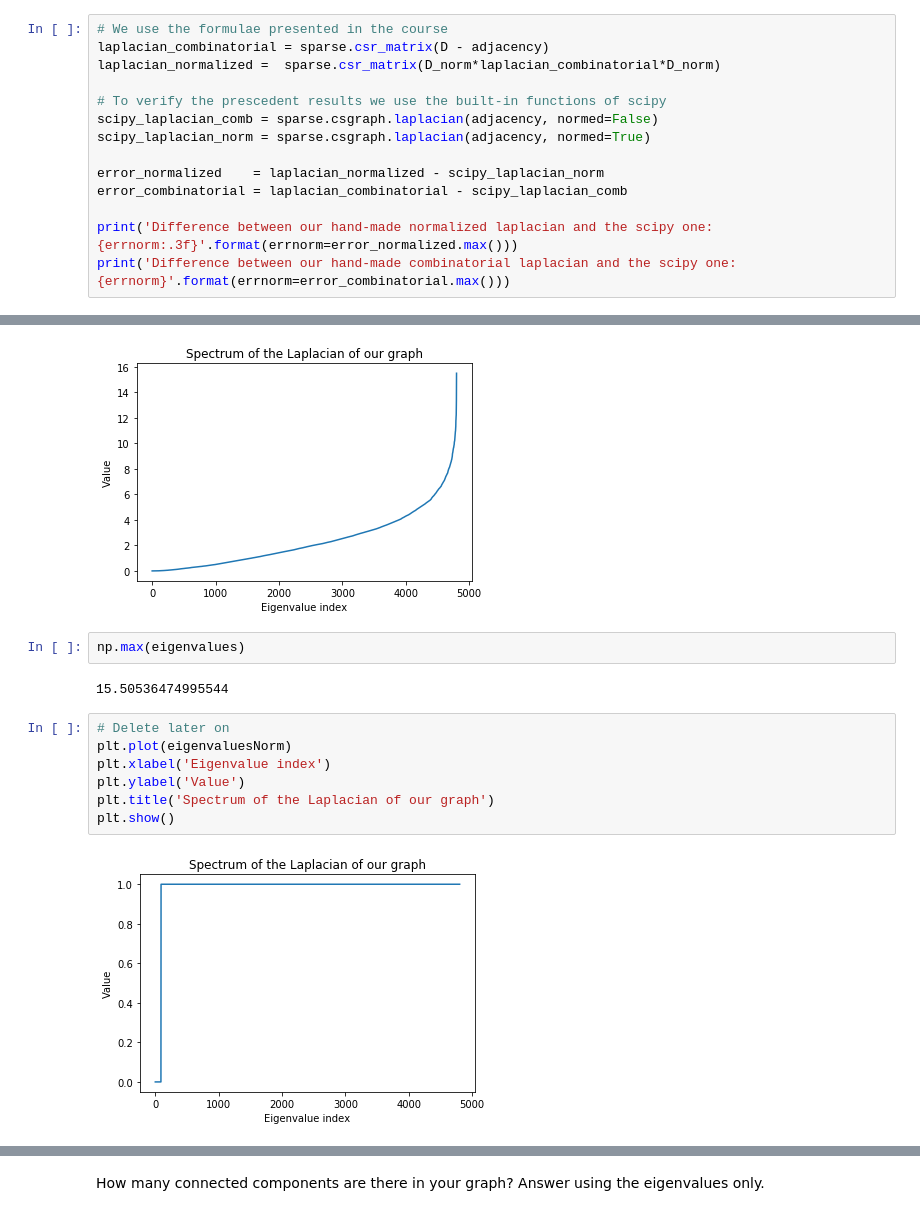
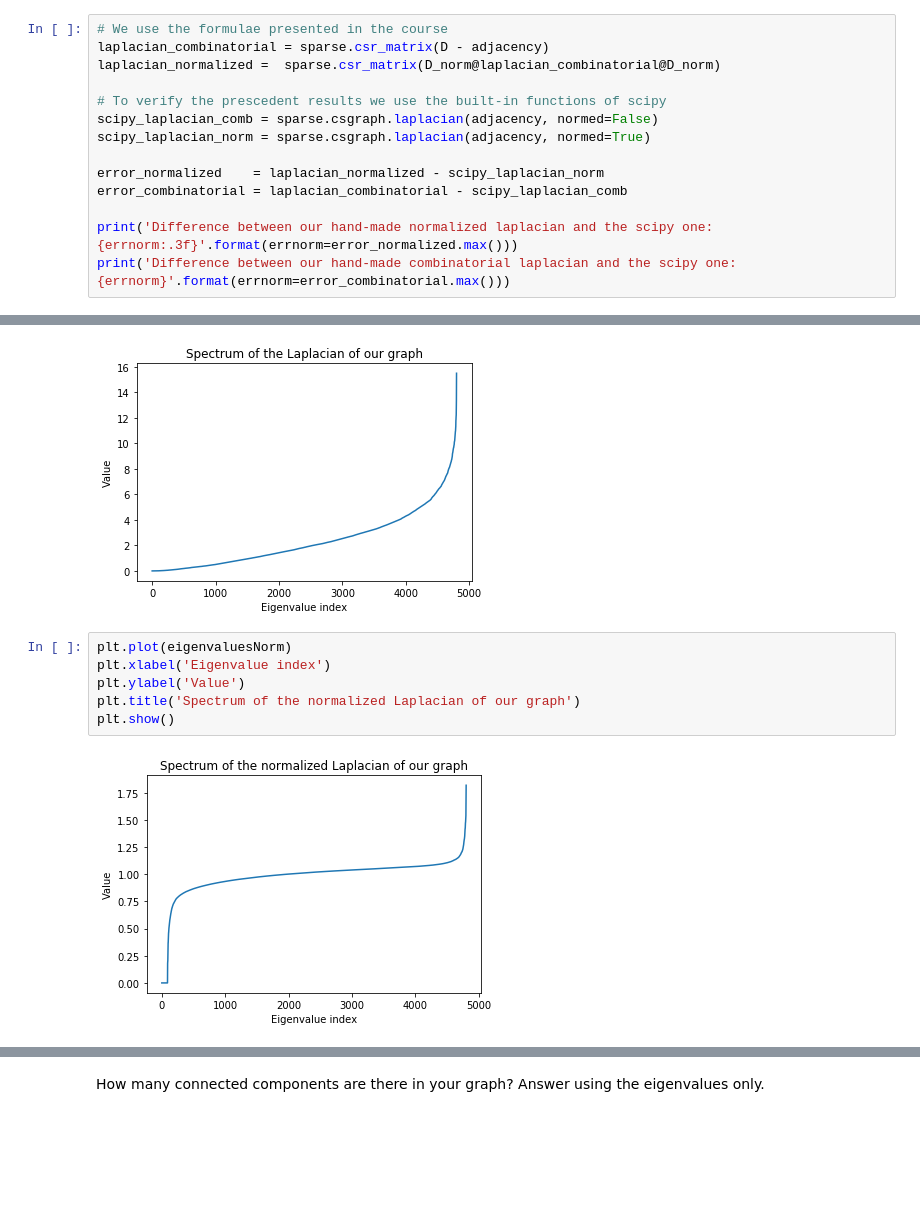
Before and after one commit to illorens/NTDS, a Jupyter notebook: 3_spectral_graph_theory.ipynb, the cells around one changed output, grey strips where cells are left out. Cells and saved outputs as stored; diff of their text form; blank space fills up the shorter version.

```diff
--- a/3_spectral_graph_theory.ipynb
+++ b/3_spectral_graph_theory.ipynb
@@ -67,7 +67,7 @@ D_norm[D_norm == np.inf] = 0
 # %%
 # We use the formulae presented in the course
 laplacian_combinatorial = sparse.csr_matrix(D - adjacency)
-laplacian_normalized =  sparse.csr_matrix(D_norm*laplacian_combinatorial*D_norm)
+laplacian_normalized =  sparse.csr_matrix(D_norm@laplacian_combinatorial@D_norm)
 
 # To verify the prescedent results we use the built-in functions of scipy
 scipy_laplacian_comb = sparse.csgraph.laplacian(adjacency, normed=False)
@@ -153,19 +163,14 @@ plt.title('Spectrum of the Laplacian of our graph')
 plt.show()
 # %% [output]
 [figure]
-# %%
-np.max(eigenvalues)
-# %% [output]
-15.50536474995544
 # %%
-# Delete later on
 plt.plot(eigenvaluesNorm)
 plt.xlabel('Eigenvalue index')
 plt.ylabel('Value')
-plt.title('Spectrum of the Laplacian of our graph')
+plt.title('Spectrum of the normalized Laplacian of our graph')
 plt.show()
 # %% [output]
-[figure, old version]
+[figure, new version]
 # %% [markdown]
 **Your answer here.**
 
```
Also changed, not shown: parts of 13 cells of this notebook.
